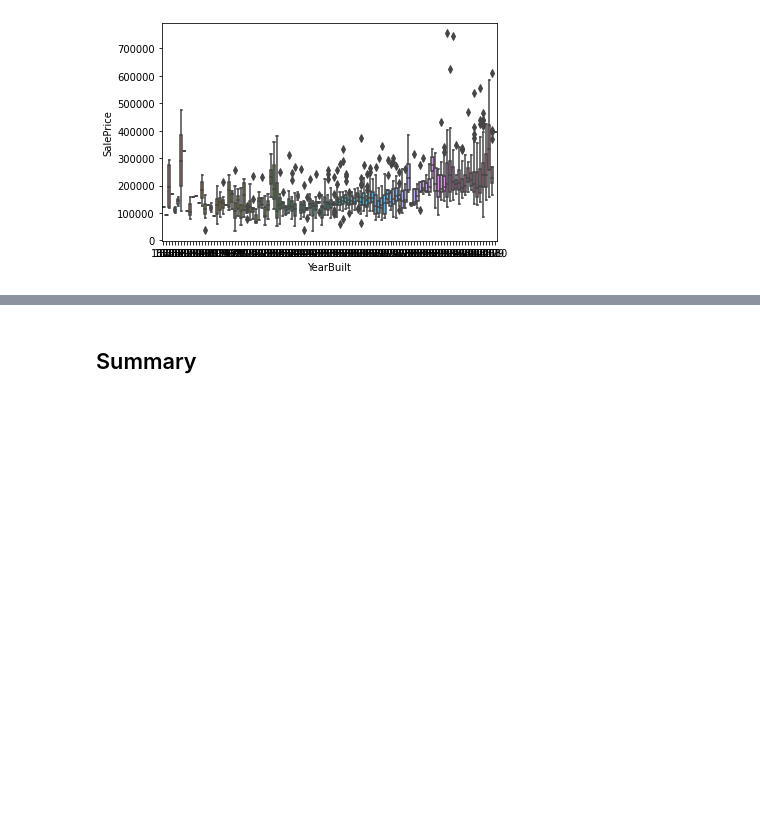
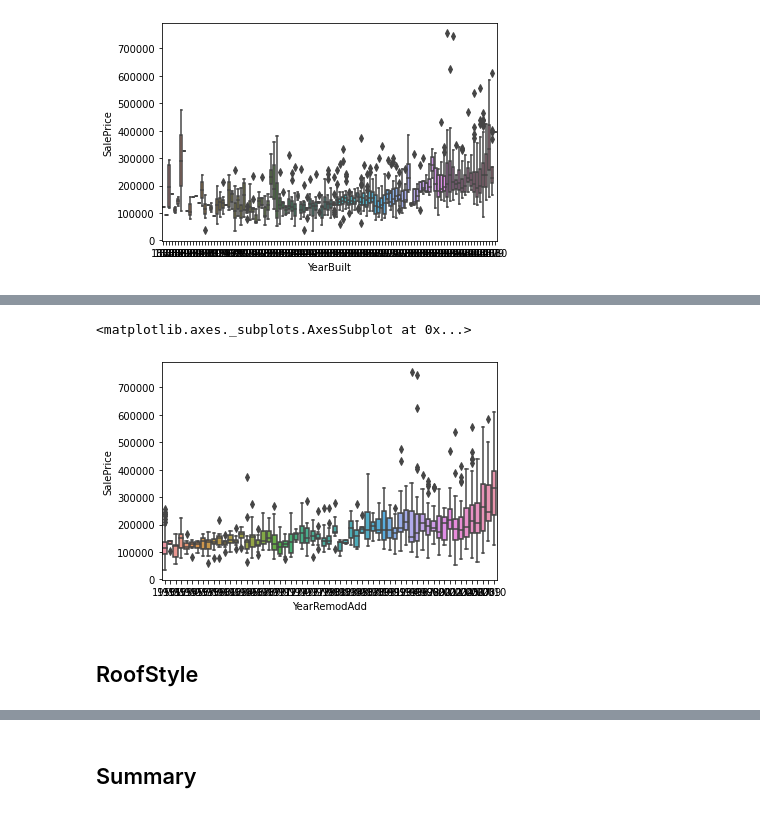
Before and after one commit to FoseFx/HousePrices, a Jupyter notebook: Data_exploration_housing_prices.ipynb, the cells around one changed output, grey strips where cells are left out. Cells and saved outputs as stored; diff of their text form; code cells hidden in the pictures; blank space fills up the shorter version.

```diff
--- a/Data_exploration_housing_prices.ipynb
+++ b/Data_exploration_housing_prices.ipynb
@@ -466,0 +488,7 @@ sns.boxplot(data=df_train, x="YearBuilt", y="SalePrice")
+# %%
+sns.boxplot(data=df_train, x="YearRemodAdd", y="SalePrice")
+# %% [output]
+<matplotlib.axes._subplots.AxesSubplot at 0x...>
+[figure, added]
+# %% [markdown]
+## RoofStyle
```
Also changed, not shown: parts of 36 cells of this notebook.
